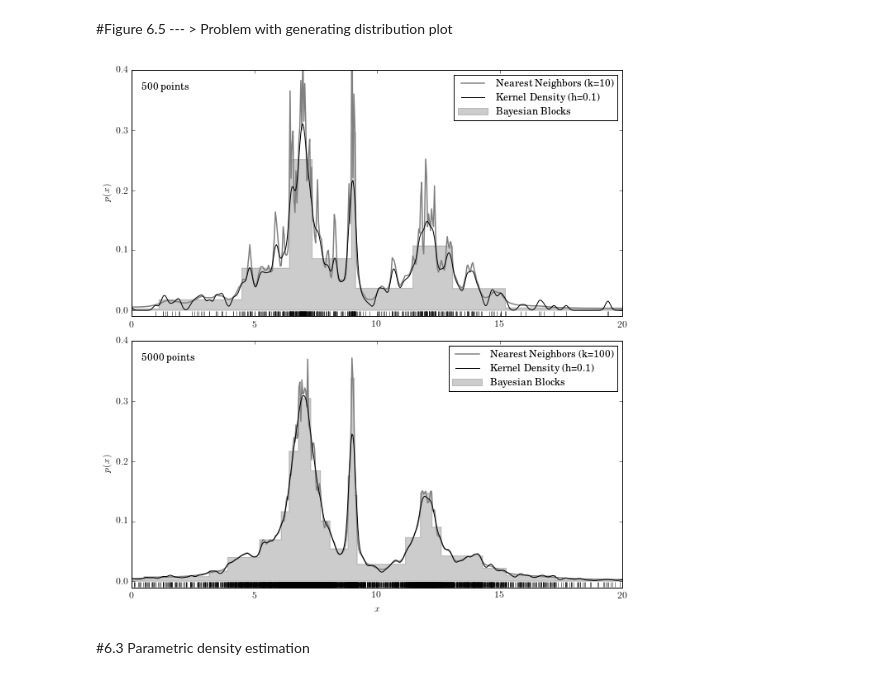
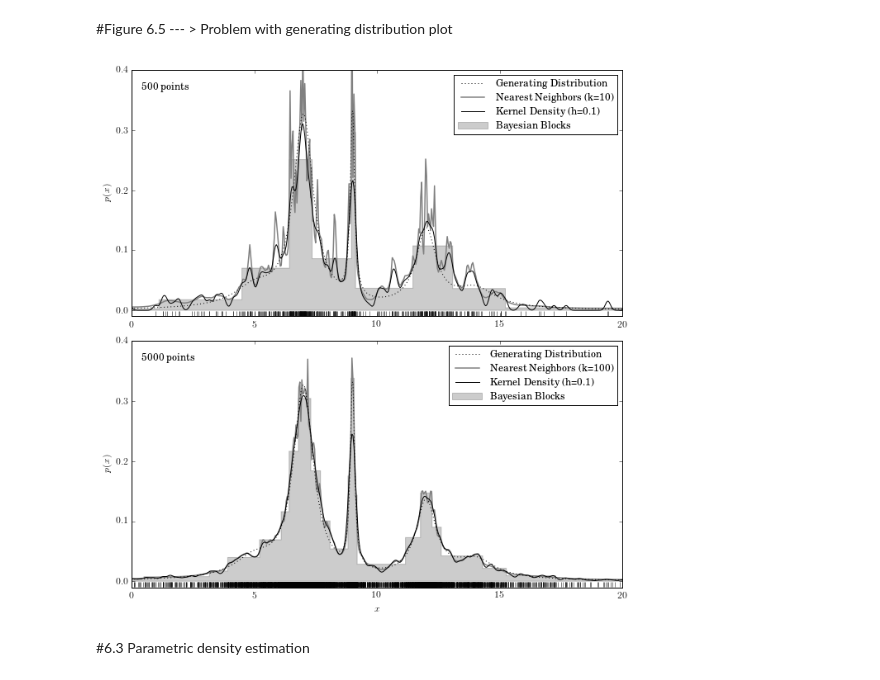
Before and after one commit to kdhiner/KAstroML, a Jupyter notebook: Chapter 6.ipynb, the cells around one changed output. Drawn from its saved outputs; the diff is of its cells as text; code cells hidden in the pictures.

```diff
--- a/Chapter 6.ipynb
+++ b/Chapter 6.ipynb
@@ -559,7 +559,7 @@ mu_gamma_f = [(5, 1.0, 0.1),
               (12, 0.5, 0.2),
               (14, 1.0, 0.1)]
 true_pdf = lambda x: sum([f * stats.cauchy(mu, gamma).pdf(x)
-                          for (mu, gamma, f) in mu_gamma_f])
+                          for (mu, gamma, f) in mu_gamma_f], axis=0)
 x = np.concatenate([stats.cauchy(mu, gamma).rvs(int(f * N))
                     for (mu, gamma, f) in mu_gamma_f])
 np.random.shuffle(x)
@@ -579,6 +579,10 @@ for N, k, subplot in zip(N_values, k_values, subplots):
     xN = x[:N]
     t = np.linspace(-10, 30, 1000)
 
+#    t_true = []
+#    for item in t:
+#        t_true.append(true_pdf(item))
+
     # Compute density with KDE
     if use_sklearn_KDE:
         kde = KernelDensity(0.1, kernel='gaussian')
@@ -590,35 +594,37 @@ for N, k, subplot in zip(N_values, k_values, subplots):
 
     # Compute density with Bayesian nearest neighbors
     nbrs = KNeighborsDensity('bayesian', n_neighbors=k).fit(xN[:, None])
     dens_nbrs = nbrs.eval(t[:, None]) / N
 
     # plot the results
-#    ax.plot(t, true_pdf(t), ':', color='black', zorder=3,
+    ax.plot(t, true_pdf(t), ':', color='black', zorder=3,
+            label="Generating Distribution")
+#    ax.plot(t, t_true, ':', color='black', zorder=3,
 #            label="Generating Distribution")
     ax.plot(xN, -0.005 * np.ones(len(xN)), '|k')
     hist(xN, bins='blocks', ax=ax, normed=True, zorder=1,
          histtype='stepfilled', color='k', alpha=0.2,
          label="Bayesian Blocks")
     ax.plot(t, dens_nbrs, '-', lw=1.5, color='gray', zorder=2,
             label="Nearest Neighbors (k=%i)" % k)
     ax.plot(t, dens_kde, '-', color='black', zorder=3,
             label="Kernel Density (h=0.1)")
 
     # label the plot
     ax.text(0.02, 0.95, "%i points" % N, ha='left', va='top',
             transform=ax.transAxes)
     ax.set_ylabel('$p(x)$')
     ax.legend(loc='upper right')
 
     if subplot == 212:
         ax.set_xlabel('$x$')
 
     ax.set_xlim(0, 20)
     ax.set_ylim(-0.01, 0.4001)
 
 plt.show()
 # %% [output]
-[figure, old version]
+[figure, new version]
 # %% [markdown]
 #6.3 Parametric density estimation
 # %% [markdown]
```
Also changed, not shown: parts of 19 cells of this notebook.
